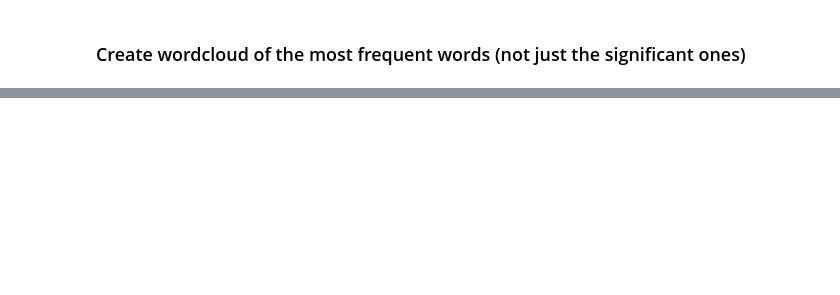
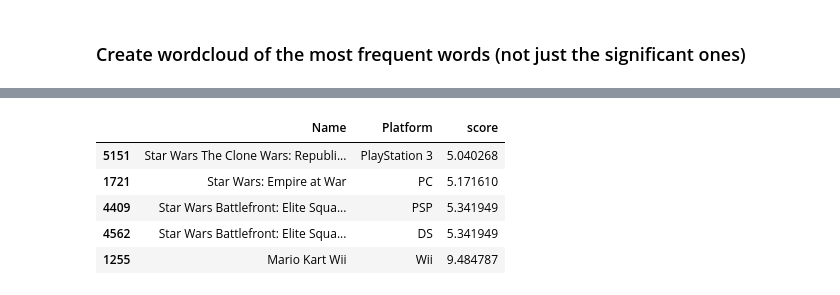
Before and after one commit to grainneroneill/video_game_analysis, a Jupyter notebook: Analyses.ipynb, the cells around one changed output, grey strips where cells are left out. Drawn from its saved outputs; the diff is of its cells as text; code cells hidden in the pictures; blank space fills up the shorter version.

```diff
--- a/Analyses.ipynb
+++ b/Analyses.ipynb
@@ -174,0 +242,9 @@ plt.show()
+# %%
+score.tail()
+# %% [output]
+|  | Name | Platform | score |
+| 5151 | Star Wars The Clone Wars: Republi... | PlayStation 3 | 5.040268 |
+| 1721 | Star Wars: Empire at War | PC | 5.171610 |
+| 4409 | Star Wars Battlefront: Elite Squa... | PSP | 5.341949 |
+| 4562 | Star Wars Battlefront: Elite Squa... | DS | 5.341949 |
+| 1255 | Mario Kart Wii | Wii | 9.484787 |
```
Also changed, not shown: parts of 23 cells of this notebook.
